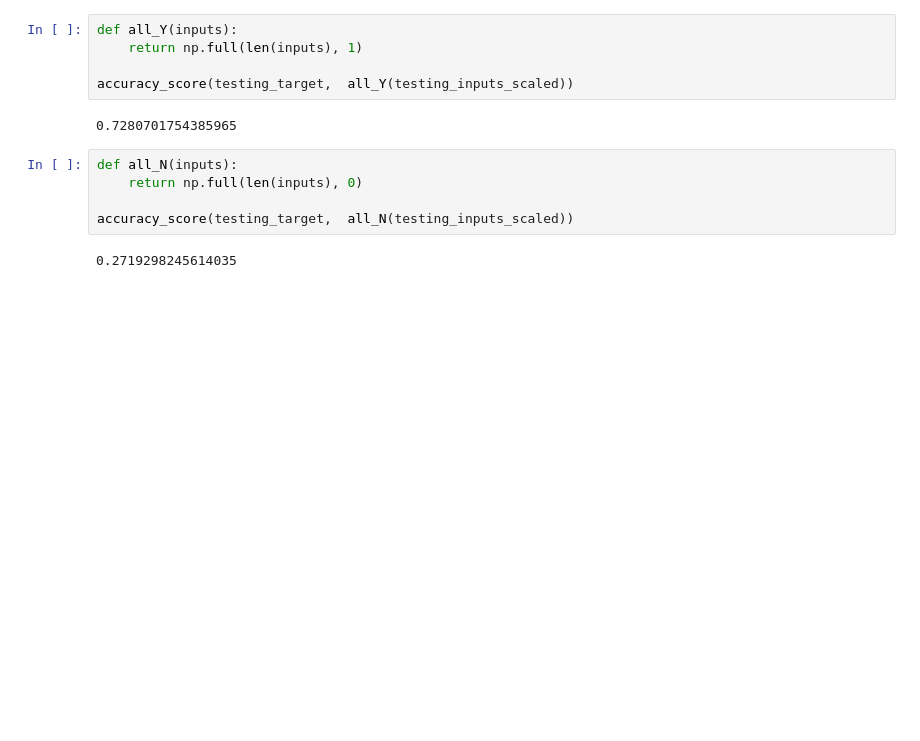
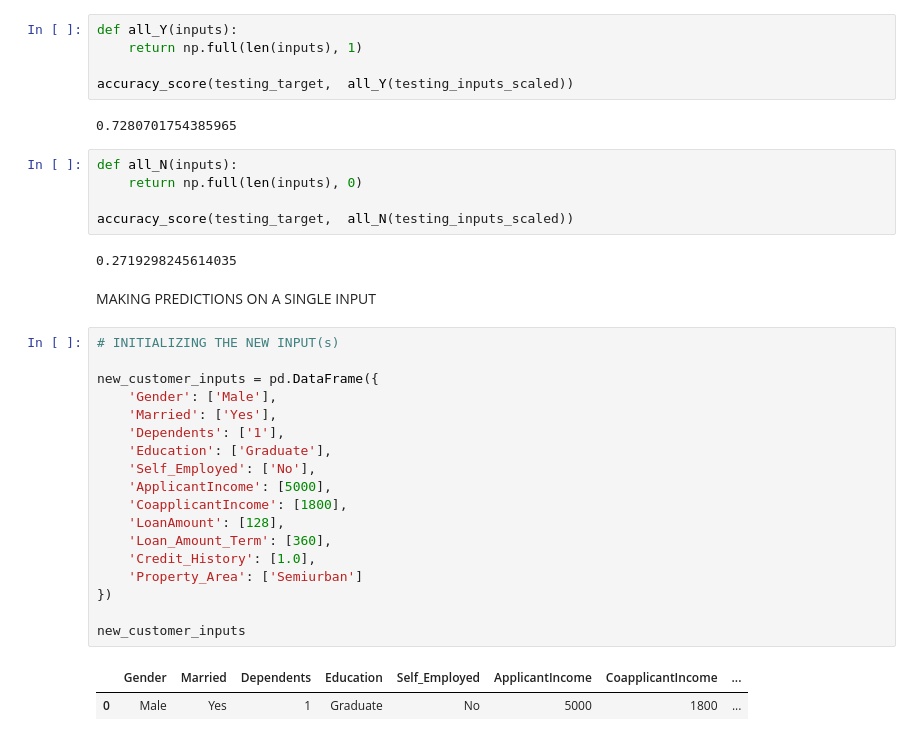
Before and after one commit to popsy-jeff/MACHINE-LEARNING-LOGISTIC-REGRESSION, a Jupyter notebook: Loan_Prediction_LogisticRegression_Model.ipynb, the cells around one changed output. Cells and saved outputs as stored; diff of their text form; blank space fills up the shorter version.

Commit message:
Initializing the new input(s)

```diff
--- a/Loan_Prediction_LogisticRegression_Model.ipynb
+++ b/Loan_Prediction_LogisticRegression_Model.ipynb
@@ -561,3 +561,26 @@ def all_N(inputs):
 accuracy_score(testing_target,  all_N(testing_inputs_scaled))
 # %% [output]
 0.2719298245614035
+# %% [markdown]
+MAKING PREDICTIONS ON A SINGLE INPUT
+# %%
+# INITIALIZING THE NEW INPUT(s)
+
+new_customer_inputs = pd.DataFrame({
+    'Gender': ['Male'],
+    'Married': ['Yes'],
+    'Dependents': ['1'],
+    'Education': ['Graduate'],
+    'Self_Employed': ['No'],
+    'ApplicantIncome': [5000],
+    'CoapplicantIncome': [1800],
+    'LoanAmount': [128],
+    'Loan_Amount_Term': [360],
+    'Credit_History': [1.0],
+    'Property_Area': ['Semiurban']
+})
+
+new_customer_inputs
+# %% [output]
+|  | Gender | Married | Dependents | Education | Self_Employed | ApplicantIncome | CoapplicantIncome | ... |
+| 0 | Male | Yes | 1 | Graduate | No | 5000 | 1800 | ... |
```
